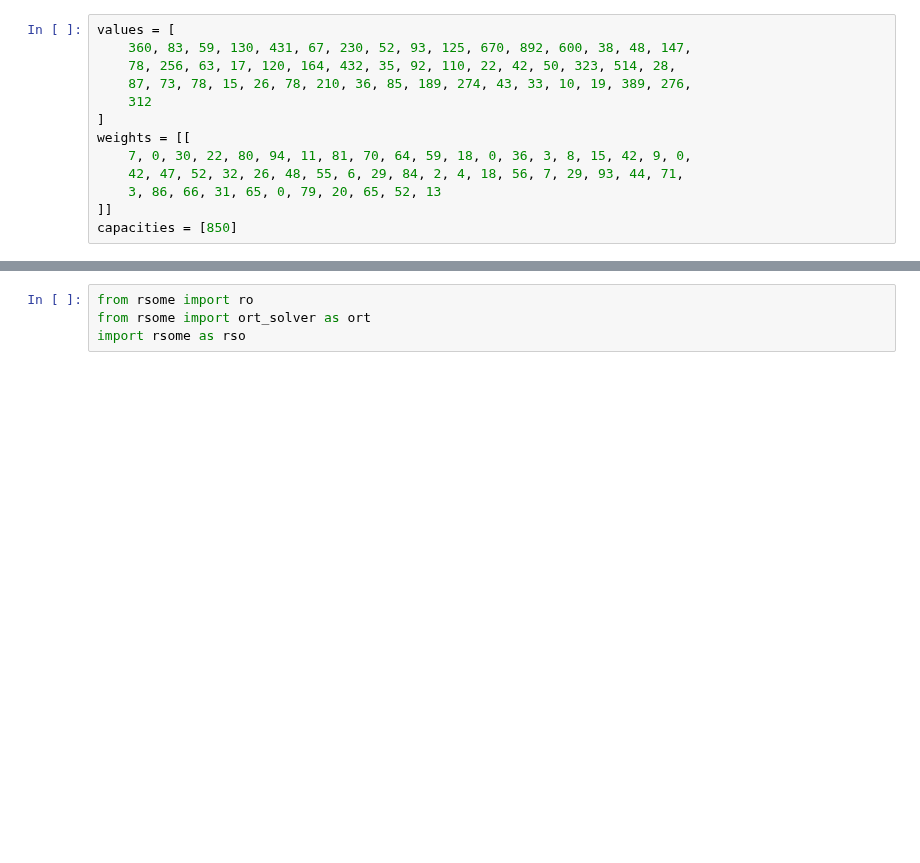
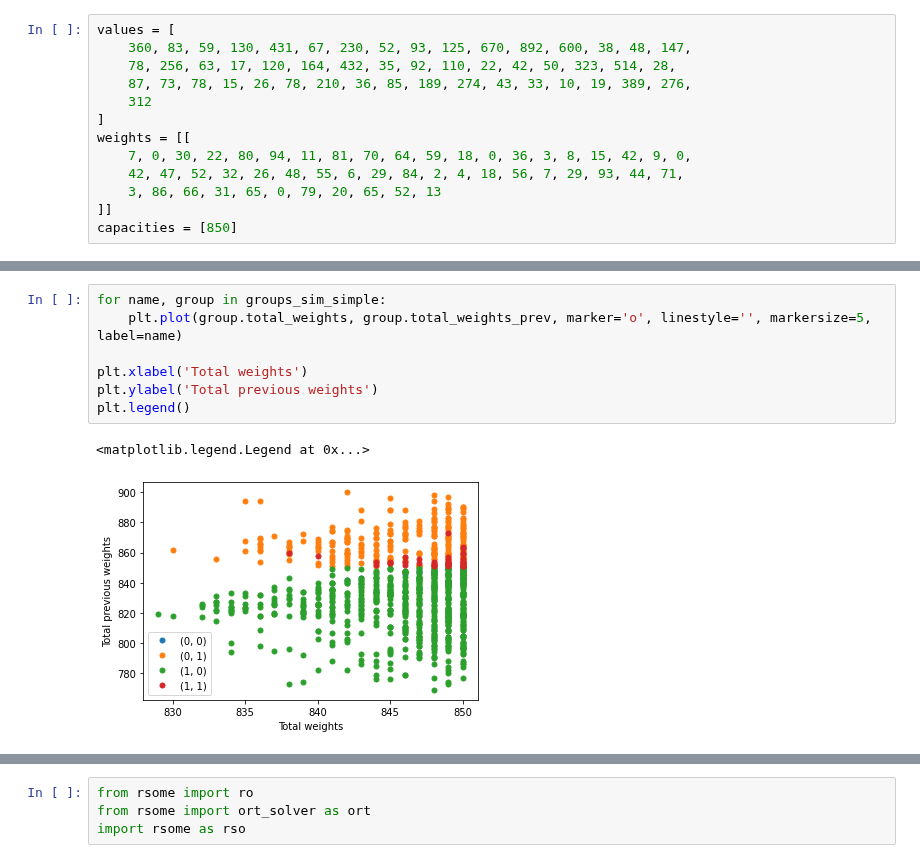
Before and after one commit to novialistiyani/ro-tutorial, a Jupyter notebook: ro_tutorial.ipynb, the cells around one changed output, grey strips where cells are left out. Drawn from its saved outputs; the diff is of its cells as text; blank space fills up the shorter version.

```diff
--- a/ro_tutorial.ipynb
+++ b/ro_tutorial.ipynb
@@ -239,0 +179,10 @@ num_of_packed_weights: (33,)
+# %%
+for name, group in groups_sim_simple:
+    plt.plot(group.total_weights, group.total_weights_prev, marker='o', linestyle='', markersize=5, label=name)
+
+plt.xlabel('Total weights')
+plt.ylabel('Total previous weights')
+plt.legend()
+# %% [output]
+<matplotlib.legend.Legend at 0x...>
+[figure, added]
```
Also changed, not shown: parts of 65 cells of this notebook, 1 other file.
